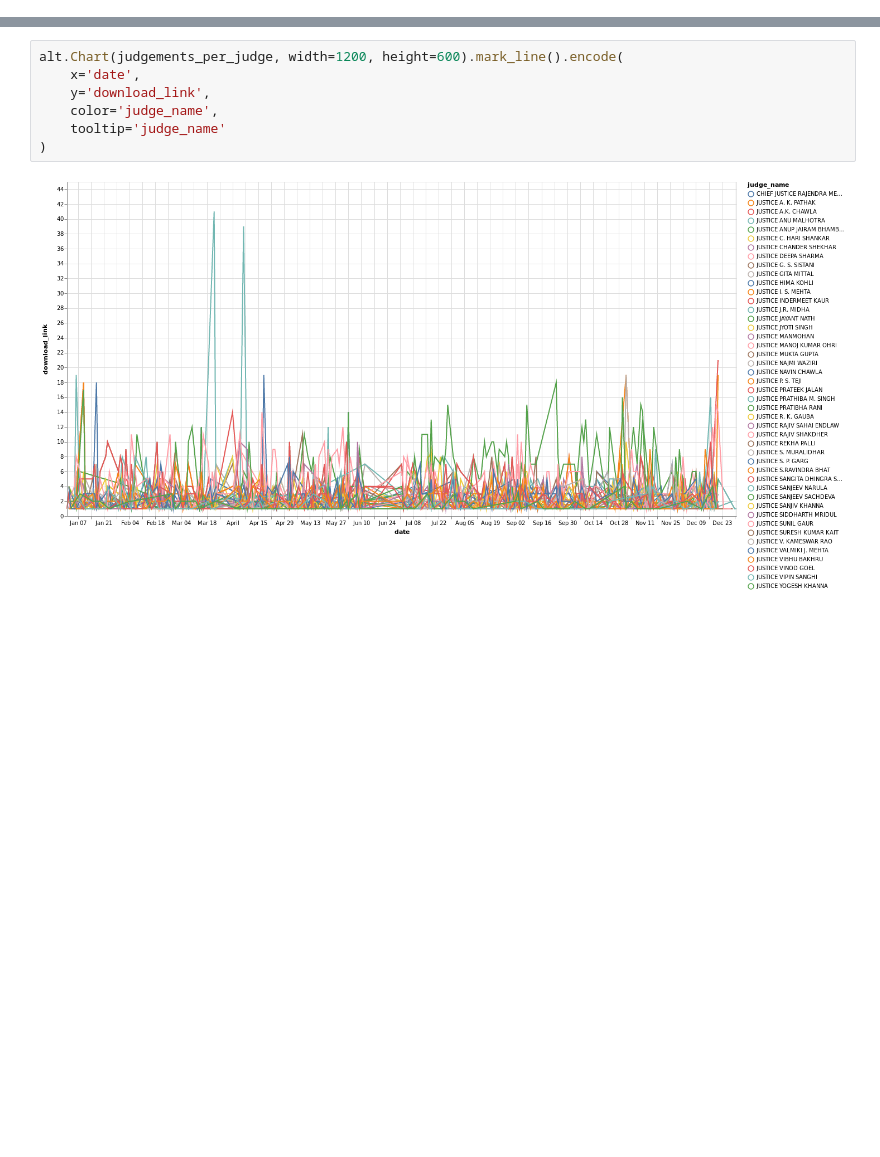
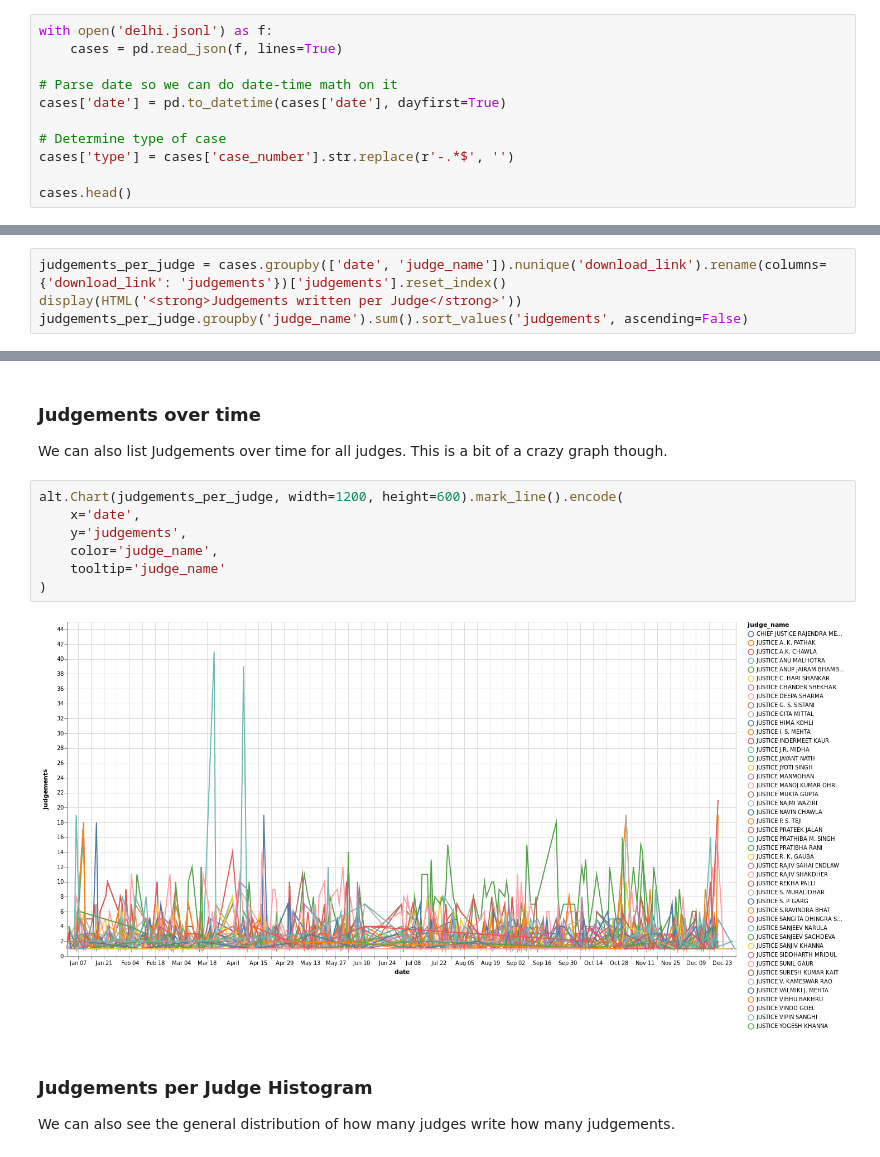
Before and after one commit to yuvipanda/courtlight, a Jupyter notebook: delhi-01.ipynb, the cells around one changed output, grey strips where cells are left out. Cells and saved outputs as stored; diff of their text form; blank space fills up the shorter version.

```diff
--- a/delhi-01.ipynb
+++ b/delhi-01.ipynb
@@ -30,0 +25,11 @@ TypeError: Only valid with DatetimeIndex, TimedeltaIndex or PeriodIndex, but got
+# %%
+with open('delhi.jsonl') as f:
+    cases = pd.read_json(f, lines=True)
+
+# Parse date so we can do date-time math on it
+cases['date'] = pd.to_datetime(cases['date'], dayfirst=True)
+
+# Determine type of case
+cases['type'] = cases['case_number'].str.replace(r'-.*$', '')
+
+cases.head()
@@ -30,0 +144,4 @@ TypeError: Only valid with DatetimeIndex, TimedeltaIndex or PeriodIndex, but got
+# %%
+judgements_per_judge = cases.groupby(['date', 'judge_name']).nunique('download_link').rename(columns={'download_link': 'judgements'})['judgements'].reset_index()
+display(HTML('<strong>Judgements written per Judge</strong>'))
+judgements_per_judge.groupby('judge_name').sum().sort_values('judgements', ascending=False)
@@ -31,12 +168,20 @@ TypeError: Only valid with DatetimeIndex, TimedeltaIndex or PeriodIndex, but got
+# %% [markdown]
+### Judgements over time
+
+We can also list Judgements over time for all judges. This is a bit of a crazy graph though.
 # %%
 alt.Chart(judgements_per_judge, width=1200, height=600).mark_line().encode(
     x='date',
-    y='download_link',
+    y='judgements',
     color='judge_name',
     tooltip='judge_name'
 )
 # %% [output]
-[figure, old version]
+[figure, new version]
+# %% [markdown]
+### Judgements per Judge Histogram
+
+We can also see the general distribution of how many judges write how many judgements.
 # %%
 total_judgements_per_judge = judgements_per_judge.groupby('judge_name').sum().reset_index()
 alt.Chart(total_judgements_per_judge, width=1200).mark_bar().encode(
```
Also changed, not shown: parts of 24 cells of this notebook.
